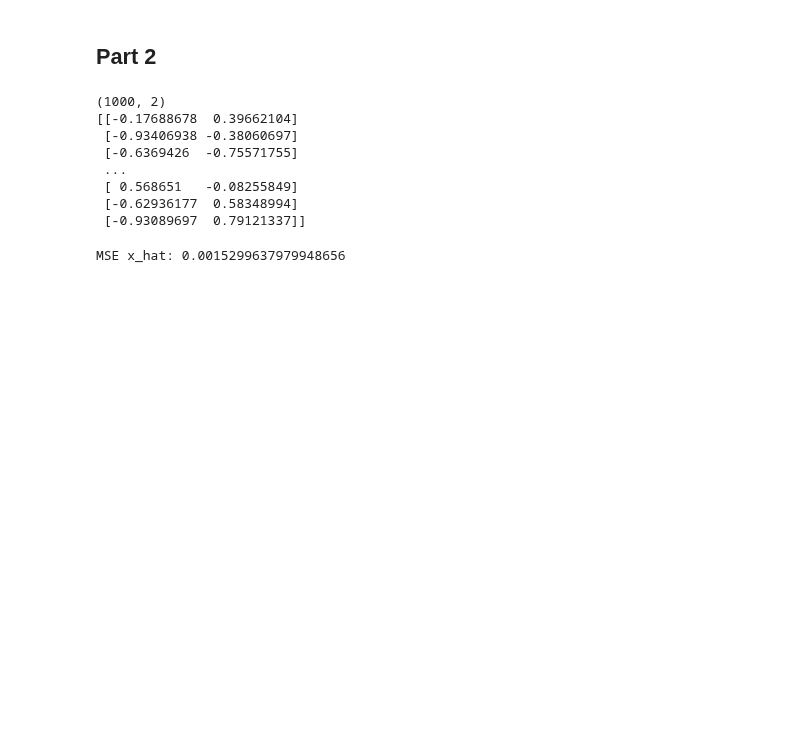
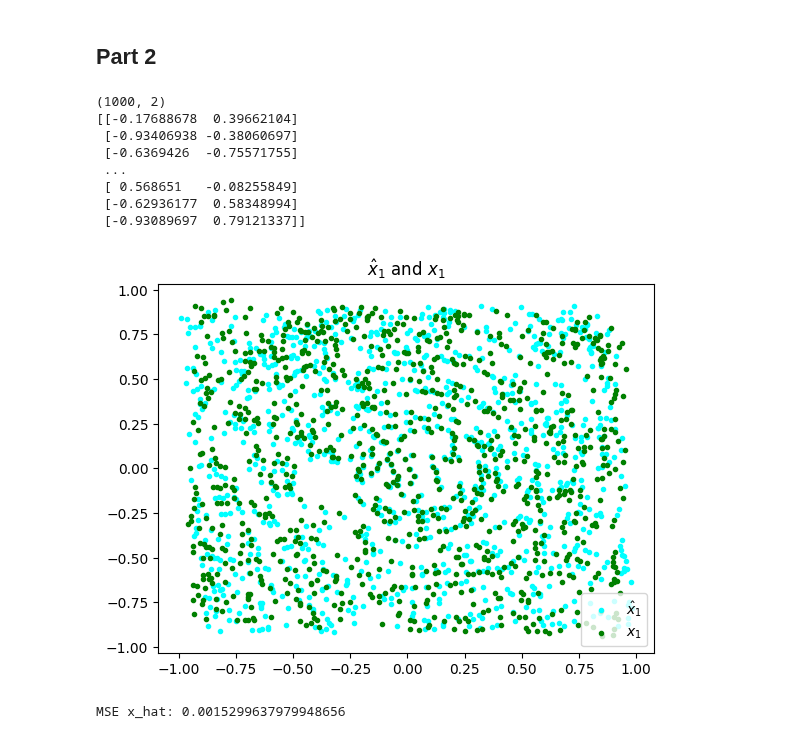
Before and after one commit to parimsuka/crowd-modeling-and-simulation, a Jupyter notebook: exercise5/2-linear-vectorfields/linear_vectorfields_showcase.ipynb, the cells around one changed output. Cells and saved outputs as stored; diff of their text form; code cells hidden in the pictures; blank space fills up the shorter version.

```diff
--- a/exercise5/2-linear-vectorfields/linear_vectorfields_showcase.ipynb
+++ b/exercise5/2-linear-vectorfields/linear_vectorfields_showcase.ipynb
@@ -126,6 +126,14 @@ print(lvfa.x_hat.shape, lvfa.x_hat, sep="\n")
  [ 0.568651   -0.08255849]
  [-0.62936177  0.58348994]
  [-0.93089697  0.79121337]]
+# %%
+# Plot x_hat and x_1
+
+util.point_plot(lvfa.x_hat[:, 0], lvfa.x_hat[:, 1], color='cyan', label="$\hat{x}_1$")
+util.point_plot(lvfa.x1[:, 0], lvfa.x1[:, 1], color='green', label="$x_1$", title="$\hat{x}_1$ and $x_1$")
+plt.show()
+# %% [output]
+[figure, added]
 # %%
 # Compute MSE for the calculated x_hat
 lvfa.compute_MSE_x_hat()
```
Also changed, not shown: parts of 1 cell of this notebook.
